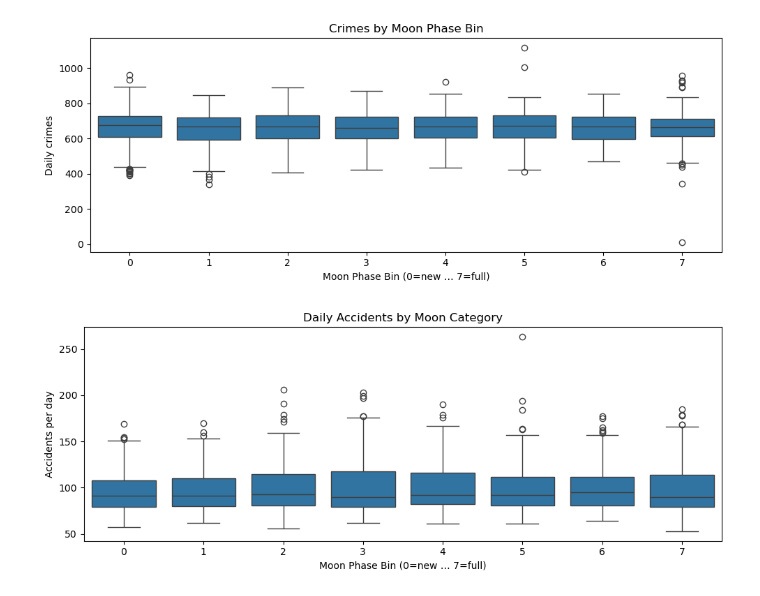
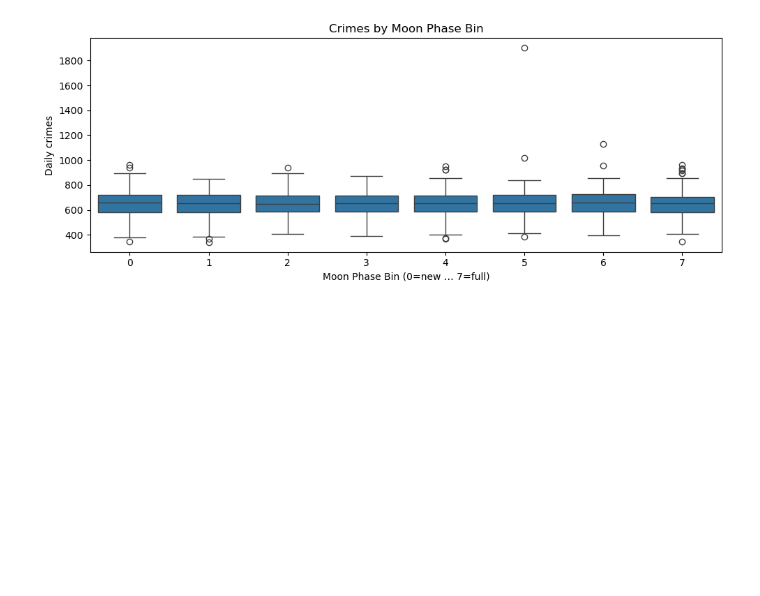
Before and after one commit to renatogoedert/PostdocAI, a Jupyter notebook: ProgrammingforAI/TABA/analysis.ipynb, the cells around one changed output. Saved outputs shown, nothing was run; the diff lists cells and outputs as text; code cells hidden in the pictures; blank space fills up the shorter version.

```diff
--- a/ProgrammingforAI/TABA/analysis.ipynb
+++ b/ProgrammingforAI/TABA/analysis.ipynb
@@ -108,45 +63,31 @@ for y in years:
 # %%
 import seaborn as sns
 import matplotlib.pyplot as plt
 import numpy as np
 
 crimes_daily = crimes_df.groupby("date_only")["crime_count"].sum().reset_index().rename(columns={"date_only":"date"})
-acc_daily = accident_df.groupby("crash_date")["incidents_count"].sum().reset_index().rename(columns={"crash_date":"date"})
 
 crimes_daily["date"] = pd.to_datetime(crimes_daily["date"])
-acc_daily["date"] = pd.to_datetime(acc_daily["date"])
-moon_df["date"] = pd.to_datetime(moon_df["date"])
+moon_df["date"] = pd.to_datetime(moon_df["time"])
 
 merged = (
     moon_df
     .merge(crimes_daily, on="date", how="left")
-    .merge(acc_daily, on="date", how="left")
 )
 
 # Bin phase into 8 buckets (0–1 range)
-merged["phase_bin"] = pd.cut(merged["avg_phase"], bins=8, labels=False)
+merged["phase_bin"] = pd.cut(merged["phase"], bins=8, labels=False)
 
 # Boxplot by phase_bin
 plt.figure(figsize=(10,4))
 sns.boxplot(data=merged, x="phase_bin", y="crime_count")
 plt.title("Crimes by Moon Phase Bin")
 plt.xlabel("Moon Phase Bin (0=new … 7=full)")
 plt.ylabel("Daily crimes")
 plt.tight_layout()
 plt.show()
-
-# Boxplot by phase_bin
-plt.figure(figsize=(10, 4))
-sns.boxplot(data=merged, x="phase_bin", y="incidents_count")
-plt.title("Daily Accidents by Moon Category")
-plt.xlabel("Moon phase category")
-plt.xlabel("Moon Phase Bin (0=new … 7=full)")
-plt.ylabel("Accidents per day")
-plt.tight_layout()
-plt.show()
 # %% [output]
-[figure, old version]
+[figure, new version]
-[figure, removed]
 # %%
 import matplotlib.pyplot as plt
 import seaborn as sns
```
Also changed, not shown: parts of 7 cells of this notebook, 5 other files.
